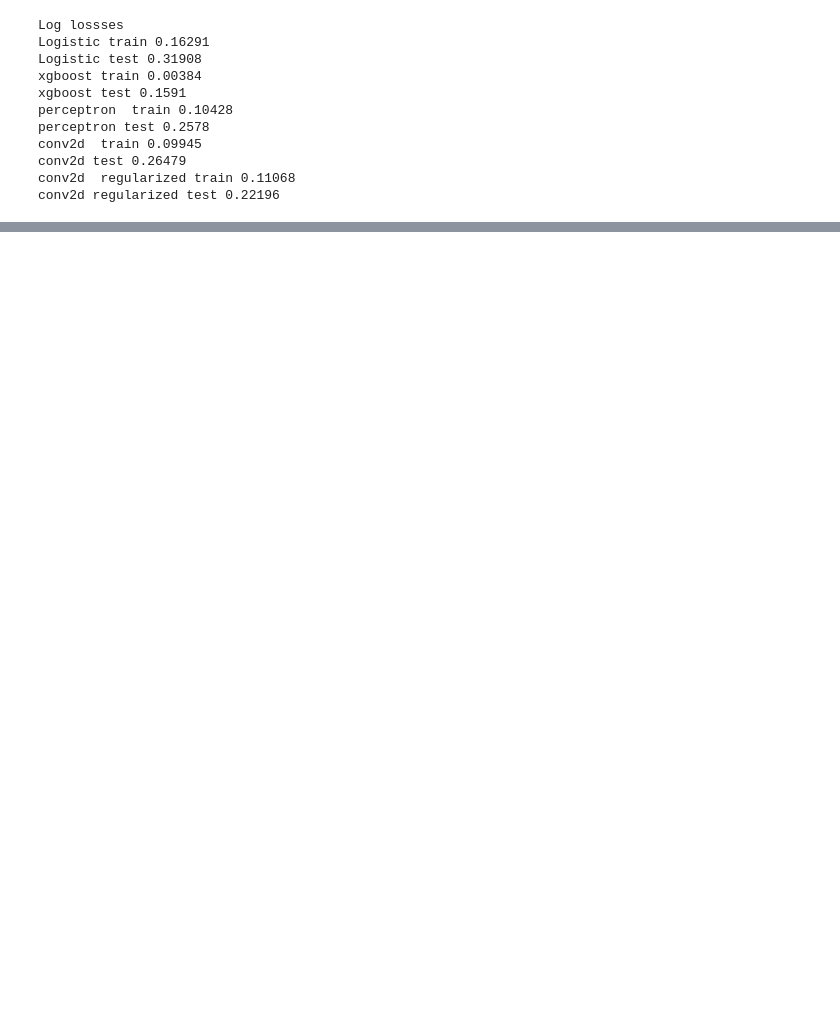
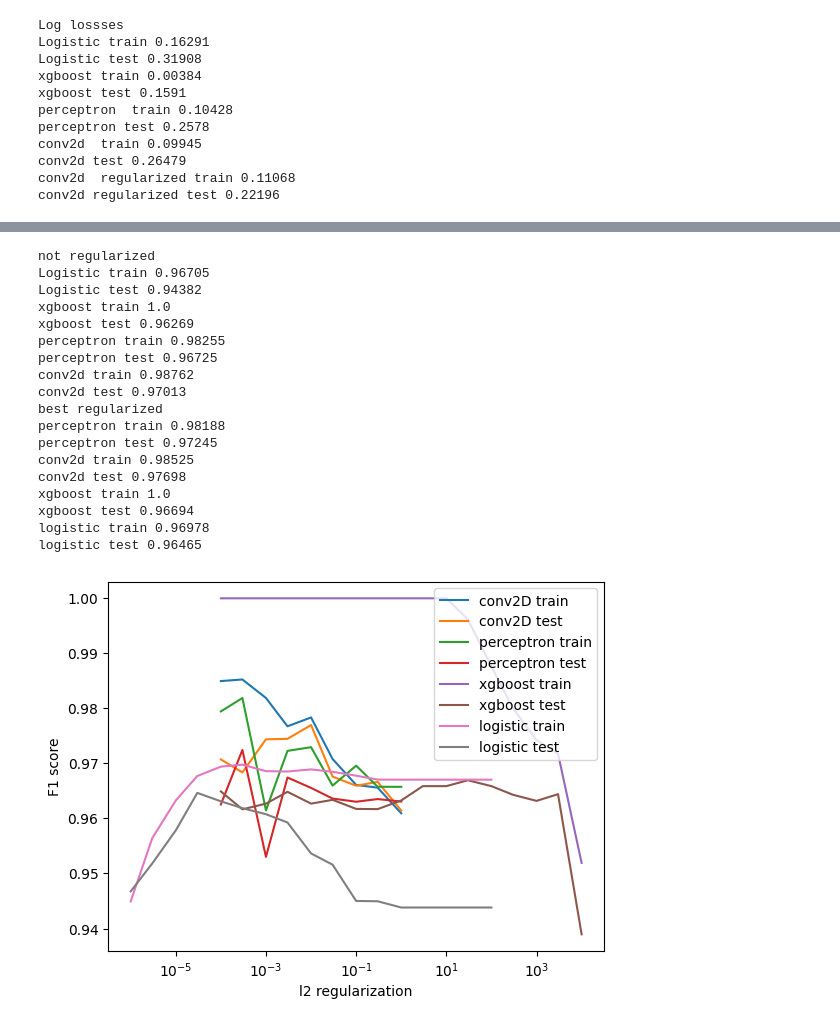
Before and after one commit to tkfritz/astro_images, a Jupyter notebook: star_galaxy_1.ipynb, the cells around one changed output, grey strips where cells are left out. Saved outputs shown, nothing was run; the diff lists cells and outputs as text; code cells hidden in the pictures; blank space fills up the shorter version.

Commit message:
Added regularized logistic regression

```diff
--- a/star_galaxy_1.ipynb
+++ b/star_galaxy_1.ipynb
@@ -1719,0 +1622,20 @@ I should also generate more data from the same images. Easy options are flipping
+# %%
+def loop_logistic(feature_train,target_train,feature_test,target_test,regs):
+    stats=np.zeros((5,len(regs)))
+    for i in range(len(regs)):
+        print(f"doing l2 regularization {regs[i]}")
+        xc1=LogisticRegression(max_iter=3000,penalty='l2',C=regs[i]).fit(feature_train,target_train)
+        train_pred=xc1.predict(feature_train)
+        test_pred=xc1.predict(feature_test)
+        train_pred_prob=xc1.predict_proba(feature_train)
+        test_pred_prob=xc1.predict_proba(feature_test)
+        stats[0,i]=regs[i]
+        stats[1,i]=f1_score(target_train,train_pred)
+        stats[2,i]=f1_score(target_test,test_pred)
+        stats[3,i]=log_loss(target_train,train_pred_prob)
+        stats[4,i]=log_loss(target_test,test_pred_prob)
+    return stats
+# %%
+regs=[0.000001,0.000003,0.00001,0.00003,0.0001,0.0003,0.001,0.003,0.01,0.03,0.1,0.3,1,3,10,30,100]
+stats_log=loop_logistic(feature_train,target_train,feature_test,target_test,regs)
+print(np.round(stats_log.T,5))
@@ -1719,0 +1660,53 @@ I should also generate more data from the same images. Easy options are flipping
+# %%
+plt.plot(conv2d_stats[0],conv2d_stats[1],label='conv2D train')
+plt.plot(conv2d_stats[0],conv2d_stats[2],label='conv2D test')
+plt.plot(per_stats[0],per_stats[1],label='perceptron train')
+plt.plot(per_stats[0],per_stats[2],label='perceptron test')
+plt.plot(stats_xgb[0],stats_xgb[1],label='xgboost train')
+plt.plot(stats_xgb[0],stats_xgb[2],label='xgboost test')
+plt.plot(stats_log[0],stats_log[1],label='logistic train')
+plt.plot(stats_log[0],stats_log[2],label='logistic test')
+plt.legend(loc="best")
+#plt.title('Loss vs Epochs')
+plt.xlabel('l2 regularization')
+plt.ylabel('F1 score')
+#plt.ylim(0,0.7)
+plt.xscale("log")
+print("not regularized")
+print(f"Logistic train {np.round(f1_score(target_train,l_train_pred),5)}")
+print(f"Logistic test {np.round(f1_score(target_test,l_test_pred),5)}")
+print(f"xgboost train {np.round(f1_score(target_train,train_pred),5)}")
+print(f"xgboost test {np.round(f1_score(target_test,test_pred),5)}")
+print(f"perceptron train {np.round(f1_score(target_train,np.round(m_train)),5)}")
+print(f"perceptron test {np.round(f1_score(target_test,np.round(m_test)),5)}")
+print(f"conv2d train {np.round(f1_score(target_train,np.round(c_train)),5)}")
+print(f"conv2d test {np.round(f1_score(target_test,np.round(c_test)),5)}")
+print("best regularized")
+print(f"perceptron train {np.round(np.max(per_stats[1]),5)}")
+print(f"perceptron test {np.round(np.max(per_stats[2]),5)}")
+print(f"conv2d train {np.round(np.max(conv2d_stats[1]),5)}")
+print(f"conv2d test {np.round(np.max(conv2d_stats[2]),5)}")
+print(f"xgboost train {np.round(np.max(stats_xgb[1]),5)}")
+print(f"xgboost test {np.round(np.max(stats_xgb[2]),5)}")
+print(f"logistic train {np.round(np.max(stats_log[1]),5)}")
+print(f"logistic test {np.round(np.max(stats_log[2]),5)}")
+# %% [output]
+not regularized
+Logistic train 0.96705
+Logistic test 0.94382
+xgboost train 1.0
+xgboost test 0.96269
+perceptron train 0.98255
+perceptron test 0.96725
+conv2d train 0.98762
+conv2d test 0.97013
+best regularized
+perceptron train 0.98188
+perceptron test 0.97245
+conv2d train 0.98525
+conv2d test 0.97698
+xgboost train 1.0
+xgboost test 0.96694
+logistic train 0.96978
+logistic test 0.96465
+[figure, added]
```
Also changed, not shown: parts of 38 cells of this notebook.
